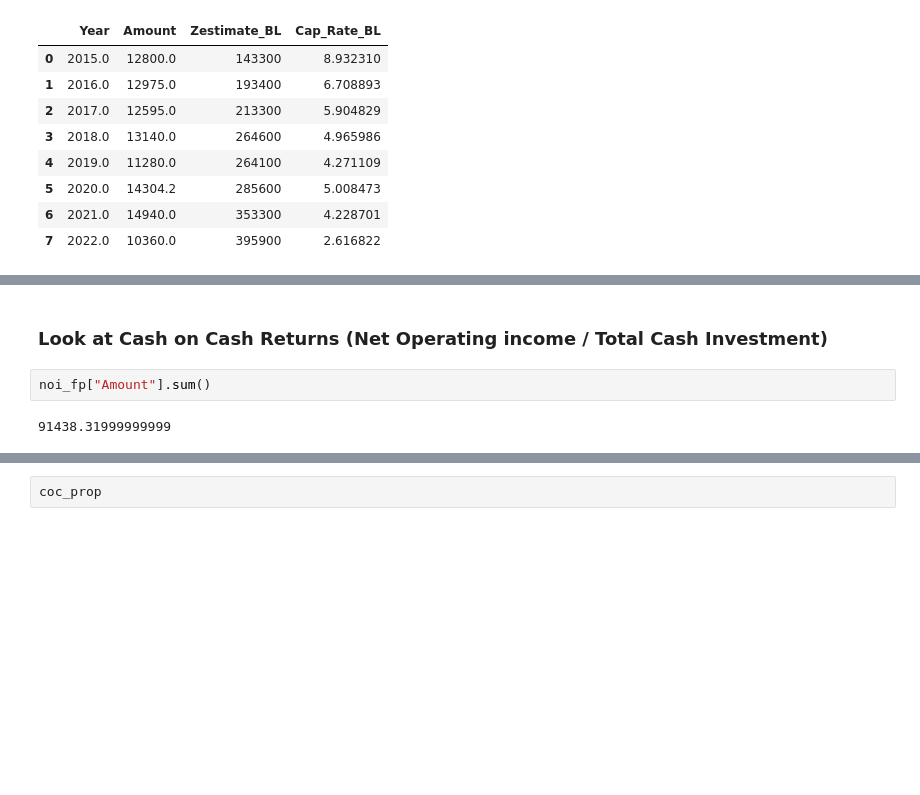
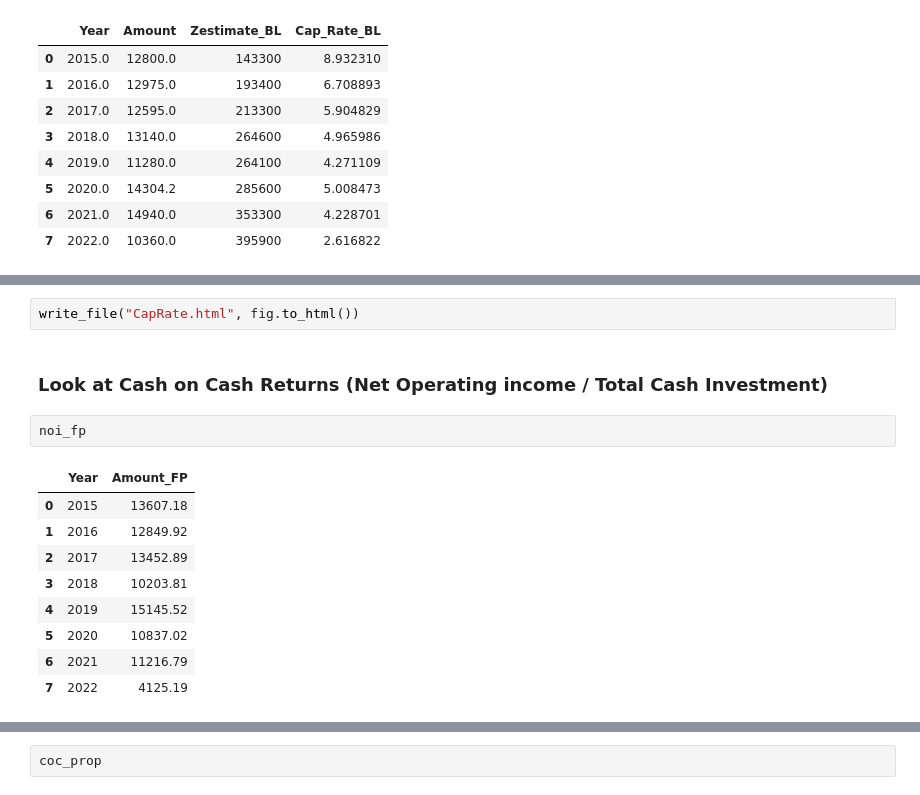
Before and after one commit to TysonTran/LV_Real_Estate, a Jupyter notebook: LV Real Estate Analysis.ipynb, the cells around one changed output, grey strips where cells are left out. Drawn from its saved outputs; the diff is of its cells as text; blank space fills up the shorter version.

```diff
--- a/LV Real Estate Analysis.ipynb
+++ b/LV Real Estate Analysis.ipynb
@@ -392,12 +402,22 @@ fig.update_yaxes(title_text="Cap Rate %", range=[0,20], row = 1, col = 2)
 fig.update_layout(title = "Cap Rate", barmode="group")
 # %% [output]
 [interactive output not drawn]
+# %%
+write_file("CapRate.html", fig.to_html())
 # %% [markdown]
 ### Look at Cash on Cash Returns (Net Operating income / Total Cash Investment)
 # %%
-noi_fp["Amount"].sum()
+noi_fp
 # %% [output]
-91438.31999999999
+|  | Year | Amount_FP |
+| 0 | 2015 | 13607.18 |
+| 1 | 2016 | 12849.92 |
+| 2 | 2017 | 13452.89 |
+| 3 | 2018 | 10203.81 |
+| 4 | 2019 | 15145.52 |
+| 5 | 2020 | 10837.02 |
+| 6 | 2021 | 11216.79 |
+| 7 | 2022 | 4125.19 |
 # %%
 coc_prop = prop.copy()
 coc_prop["NOI"] = [noi_fp["Amount"].sum(), noi_bl["Amount"].sum()]
```
Also changed, not shown: parts of 13 cells of this notebook, 6 other files.
